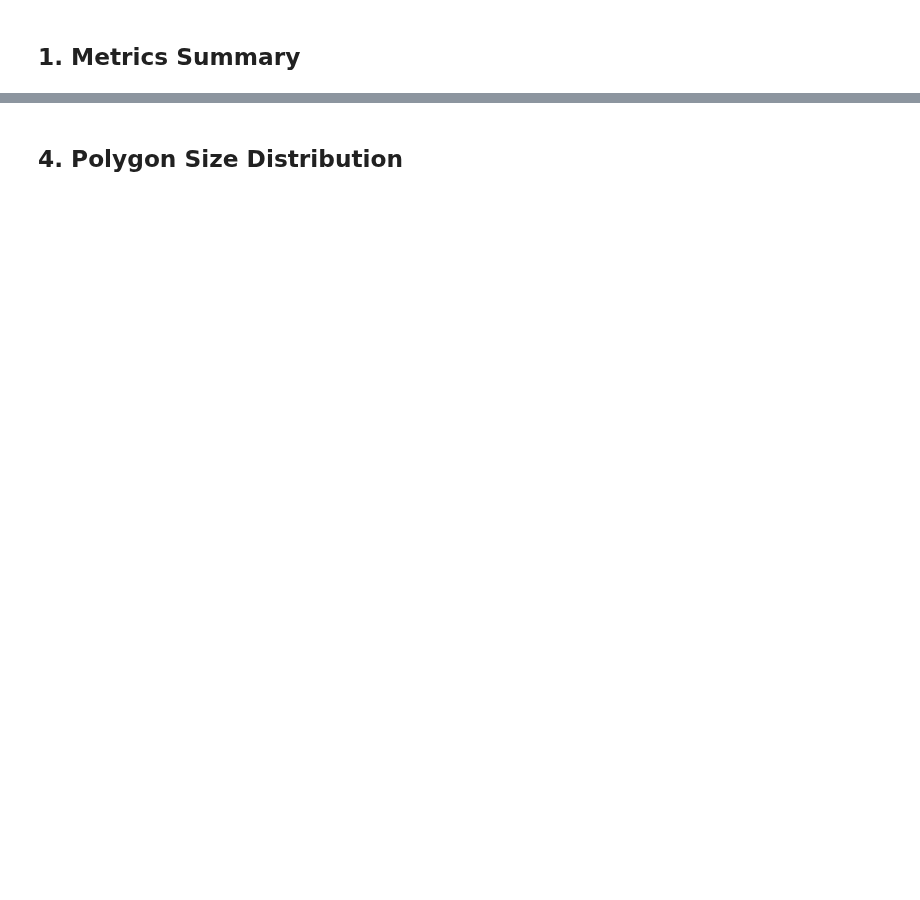
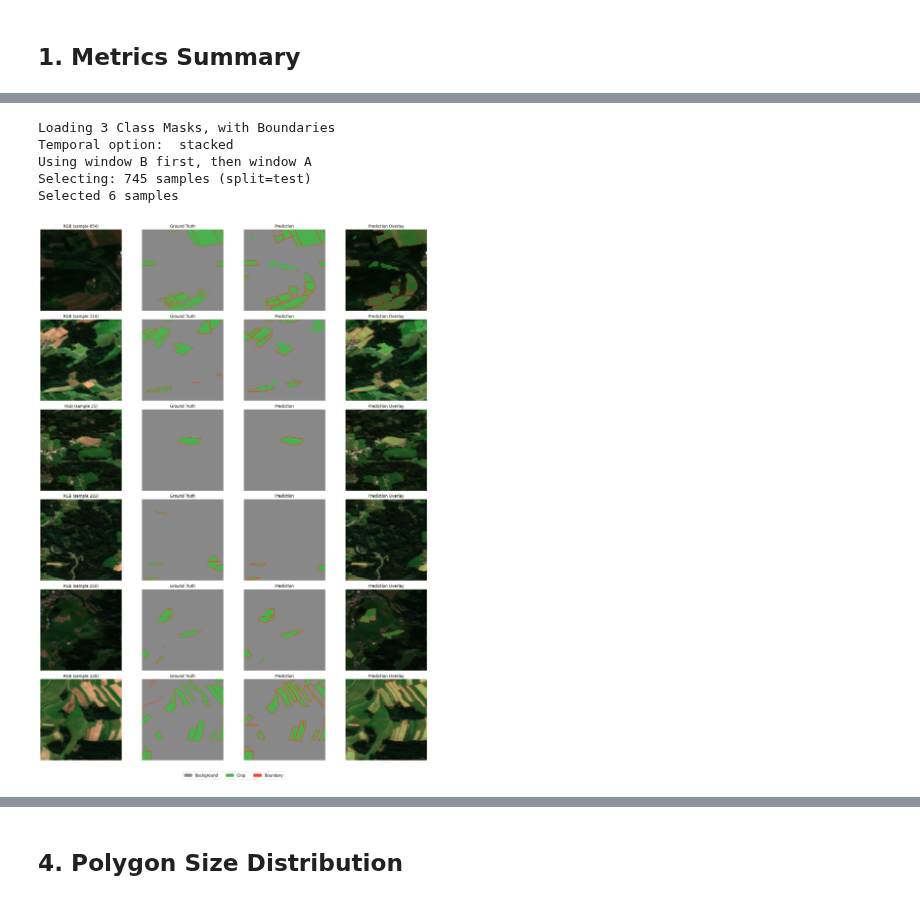
Before and after one commit to fieldsoftheworld/ftw-baselines, a Jupyter notebook: notebooks/visualize_results.ipynb, the cells around one changed output, grey strips where cells are left out. Drawn from its saved outputs; the diff is of its cells as text; code cells hidden in the pictures; blank space fills up the shorter version.

Commit message:
plot data_aug sample & update visualize_results.ipynb

```diff
--- a/notebooks/visualize_results.ipynb
+++ b/notebooks/visualize_results.ipynb
@@ -161,0 +170,36 @@ except FileNotFoundError as e:
+# %%
+import subprocess
+
+TEST_DIR = "../outputs/test_7v9677na"
+METRICS_CSV = f"{TEST_DIR}/test_metrics_7v9677na.csv"
+_run_id = TEST_DIR.rsplit("_", 1)[-1]
+CHECKPOINT_FOR_TEST = "../wandb/7v9677na/checkpoints/epoch=84-val/iou=0.000.ckpt"
+DATA_DIR = "../data/ftw"
+
+os.makedirs(TEST_DIR, exist_ok=True)
+if not os.path.exists(METRICS_CSV):
+    if not os.path.exists(CHECKPOINT_FOR_TEST):
+        print(f"Checkpoint not found: {CHECKPOINT_FOR_TEST}")
+    else:
+        result = subprocess.run(
+            [
+                "ftw", "model", "test",
+                "-m", CHECKPOINT_FOR_TEST,
+                "--dir", DATA_DIR,
+                "-c", "austria",
+                "-p3", "-t3",
+                "--gpu=-1",
+                "-o", METRICS_CSV,
+            ],
+            capture_output=True, text=True,
+            encoding="utf-8", errors="replace",
+        )
+        print(result.stdout)
+        if result.returncode != 0:
+            print("STDERR:\n", result.stderr)
+
+try:
+    df = pd.read_csv(METRICS_CSV)
+    display(df.T)
+except FileNotFoundError:
+    print(f"Metrics file not found: {METRICS_CSV}")
@@ -161,0 +221,17 @@ except FileNotFoundError as e:
+# %%
+N_SAMPLES = 6
+CMAP = ListedColormap(["#888888", "#4CAF50", "#F44336", "#000000"])
+
+ds = FTW(root=DATA_DIR, countries=["austria"], split="test", load_boundaries=True)
+indices = random.sample(range(len(ds)), min(N_SAMPLES, len(ds)))
+print(f"Selected {len(indices)} samples")
+# %% [output]
+Loading 3 Class Masks, with Boundaries
+Temporal option:  stacked
+Using window B first, then window A
+Selecting: 745 samples (split=test)
+Selected 6 samples
+# %%
+plot_sample_predictions(ds, indices, CHECKPOINT_FOR_TEST, TEST_DIR, CMAP)
+# %% [output]
+[figure, added]
```
Also changed, not shown: parts of 16 cells of this notebook, 6 other files.
